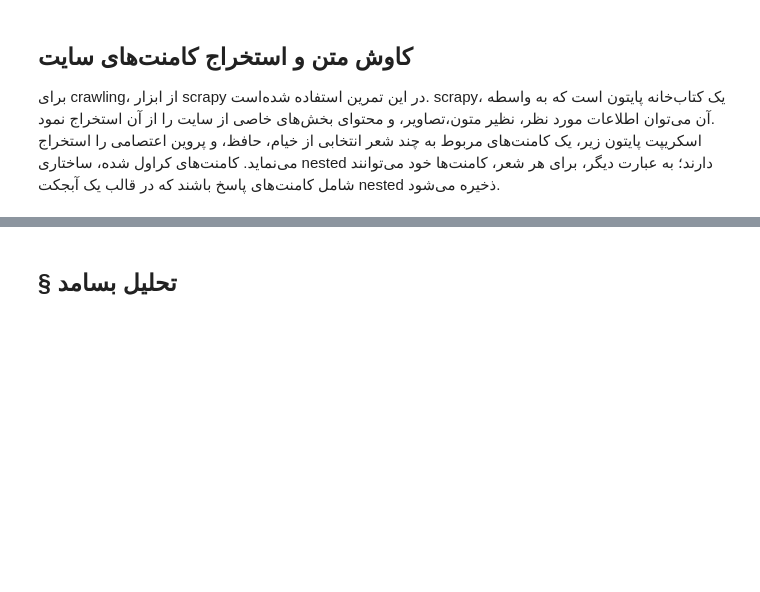
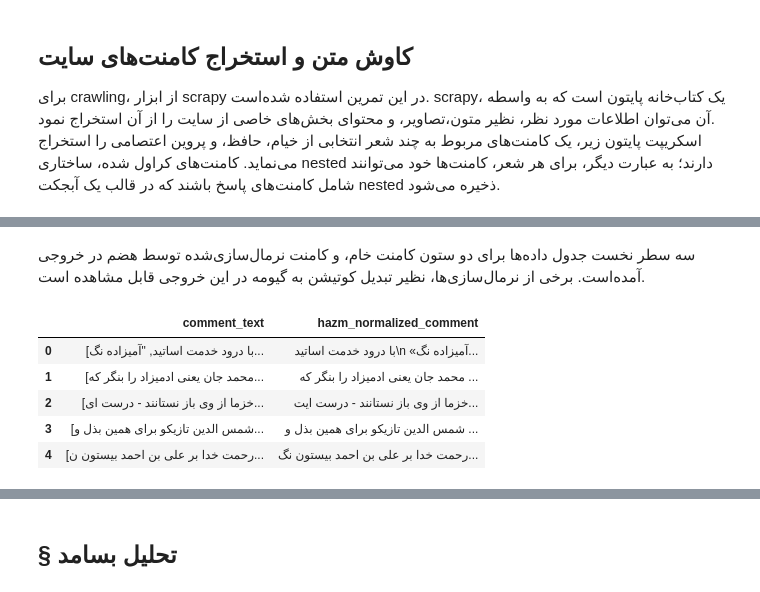
Before and after one commit to jrazi/nlp-assignments-spring-2023, a Jupyter notebook: A1/report/Report.ipynb, the cells around one changed output, grey strips where cells are left out. Drawn from its saved outputs; the diff is of its cells as text; code cells hidden in the pictures; blank space fills up the shorter version.

```diff
--- a/A1/report/Report.ipynb
+++ b/A1/report/Report.ipynb
@@ -250,0 +270,21 @@ df
+# %%
+try:
+    import hazm
+except:
+    !pip3 install hazm
+try:
+    import dadmatools
+except:
+    !pip3 install dadmatools
+try:
+    import pandas as pd
+except:
+    !pip3 install pandas
+    import pandas as pd
+try:
+    import numpy as np
+except:
+    !pip3 install numpy
+    import numpy as np
+
+pd.set_option('max_colwidth', None)
@@ -250,0 +338,13 @@ df
+# %% [markdown]
+<div>
+    سه سطر نخست جدول داده‌ها برای دو ستون کامنت خام، و کامنت نرمال‌سازی‌شده توسط هضم در خروجی آمده‌است. برخی از نرمال‌سازی‌ها، نظیر تبدیل کوتیشن به گیومه در این خروجی قابل مشاهده است.
+</div>
+# %%
+df[["comment_text", "hazm_normalized_comment"]][:5]
+# %% [output]
+|  | comment_text | hazm_normalized_comment |
+| 0 | [با درود خدمت اساتید, "آمیزاده نگ... | با درود خدمت اساتید\n «آمیزاده نگ... |
+| 1 | [محمد جان یعنی ادمیزاد را بنگر که... | محمد جان یعنی ادمیزاد را بنگر که ... |
+| 2 | [خزما از وی باز نستانند - درست ای... | خزما از وی باز نستانند - درست ایت... |
+| 3 | [شمس الدین تازیکو برای همین بذل و... | شمس الدین تازیکو برای همین بذل و ... |
+| 4 | [رحمت خدا بر علی بن احمد بیستون ن... | رحمت خدا بر علی بن احمد بیستون نگ... |
```
Also changed, not shown: parts of 115 cells of this notebook, 5 other files.
